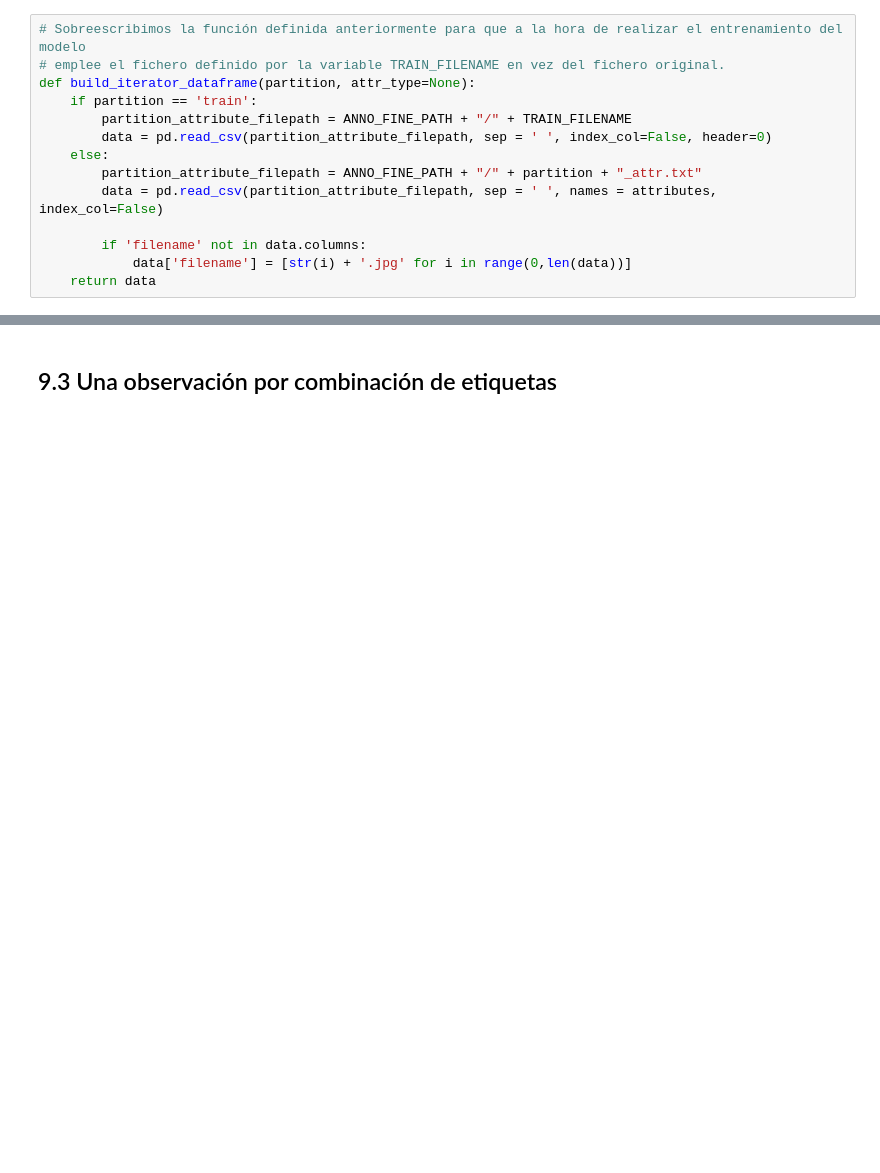
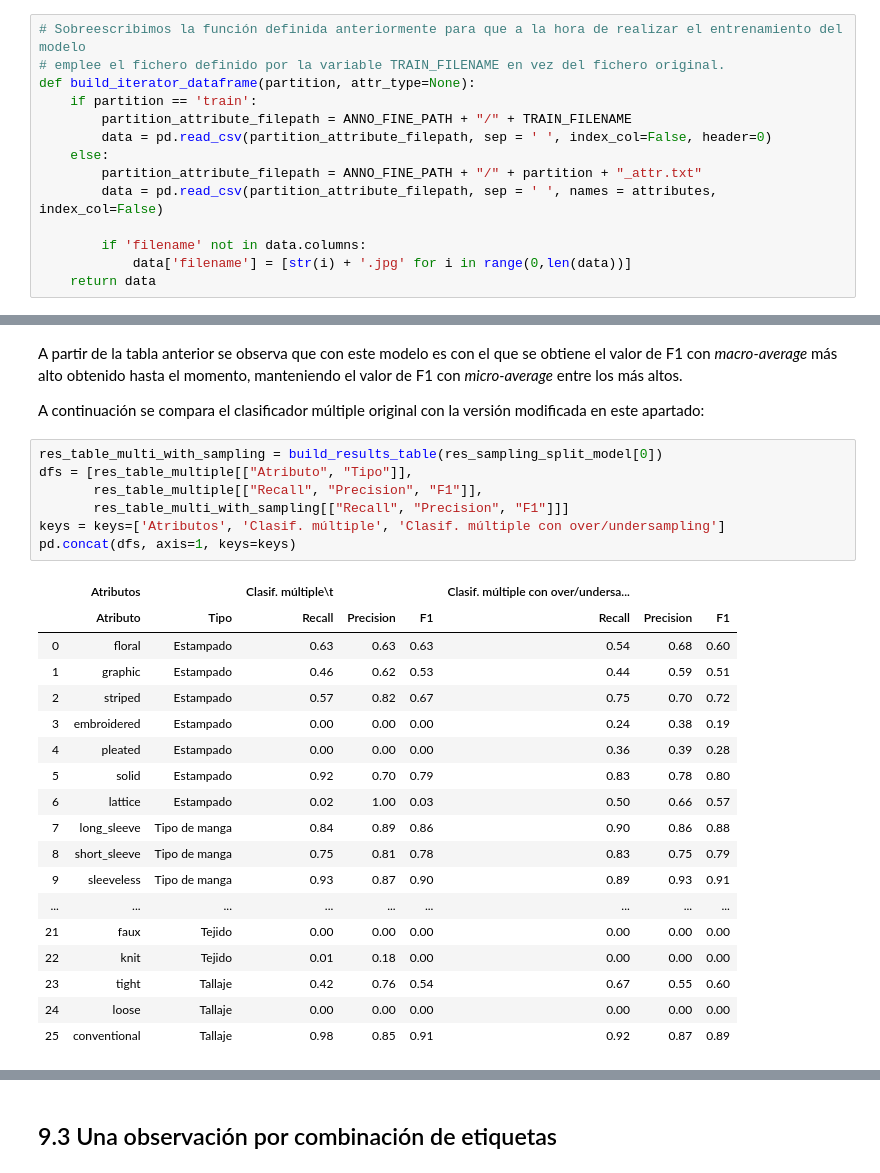
Before and after one commit to akepa/attribute-detection-in-fashon-images, a Jupyter notebook: DeepFashion_VersionReducida.ipynb, the cells around one changed output, grey strips where cells are left out. Cells and saved outputs as stored; diff of their text form; blank space fills up the shorter version.

Commit message:
Versión final con aclaraciones

```diff
--- a/DeepFashion_VersionReducida.ipynb
+++ b/DeepFashion_VersionReducida.ipynb
@@ -1644,0 +1686,30 @@ Con esta técnica se consigue aumentar el F1 con _macro-average_ en dos puntos.
+# %% [markdown]
+A partir de la tabla anterior se observa que con este modelo es con el que se obtiene el valor de F1 con _macro-average_ más alto obtenido hasta el momento, manteniendo el valor de F1 con _micro-average_ entre los más altos.
+
+A continuación se compara el clasificador múltiple original con la versión modificada en este apartado:
+# %%
+res_table_multi_with_sampling = build_results_table(res_sampling_split_model[0])
+dfs = [res_table_multiple[["Atributo", "Tipo"]],
+       res_table_multiple[["Recall", "Precision", "F1"]],
+       res_table_multi_with_sampling[["Recall", "Precision", "F1"]]]
+keys = keys=['Atributos', 'Clasif. múltiple', 'Clasif. múltiple con over/undersampling']
+pd.concat(dfs, axis=1, keys=keys)
+# %% [output]
+|  | Atributos |  | Clasif. múltiple\t |  |  | Clasif. múltiple con over/undersa... |  |  |
+|  | Atributo | Tipo | Recall | Precision | F1 | Recall | Precision | F1 |
+| 0 | floral | Estampado | 0.63 | 0.63 | 0.63 | 0.54 | 0.68 | 0.60 |
+| 1 | graphic | Estampado | 0.46 | 0.62 | 0.53 | 0.44 | 0.59 | 0.51 |
+| 2 | striped | Estampado | 0.57 | 0.82 | 0.67 | 0.75 | 0.70 | 0.72 |
+| 3 | embroidered | Estampado | 0.00 | 0.00 | 0.00 | 0.24 | 0.38 | 0.19 |
+| 4 | pleated | Estampado | 0.00 | 0.00 | 0.00 | 0.36 | 0.39 | 0.28 |
+| 5 | solid | Estampado | 0.92 | 0.70 | 0.79 | 0.83 | 0.78 | 0.80 |
+| 6 | lattice | Estampado | 0.02 | 1.00 | 0.03 | 0.50 | 0.66 | 0.57 |
+| 7 | long_sleeve | Tipo de manga | 0.84 | 0.89 | 0.86 | 0.90 | 0.86 | 0.88 |
+| 8 | short_sleeve | Tipo de manga | 0.75 | 0.81 | 0.78 | 0.83 | 0.75 | 0.79 |
+| 9 | sleeveless | Tipo de manga | 0.93 | 0.87 | 0.90 | 0.89 | 0.93 | 0.91 |
+| ... | ... | ... | ... | ... | ... | ... | ... | ... |
+| 21 | faux | Tejido | 0.00 | 0.00 | 0.00 | 0.00 | 0.00 | 0.00 |
+| 22 | knit | Tejido | 0.01 | 0.18 | 0.00 | 0.00 | 0.00 | 0.00 |
+| 23 | tight | Tallaje | 0.42 | 0.76 | 0.54 | 0.67 | 0.55 | 0.60 |
+| 24 | loose | Tallaje | 0.00 | 0.00 | 0.00 | 0.00 | 0.00 | 0.00 |
+| 25 | conventional | Tallaje | 0.98 | 0.85 | 0.91 | 0.92 | 0.87 | 0.89 |
```
Also changed, not shown: parts of 69 cells of this notebook.
